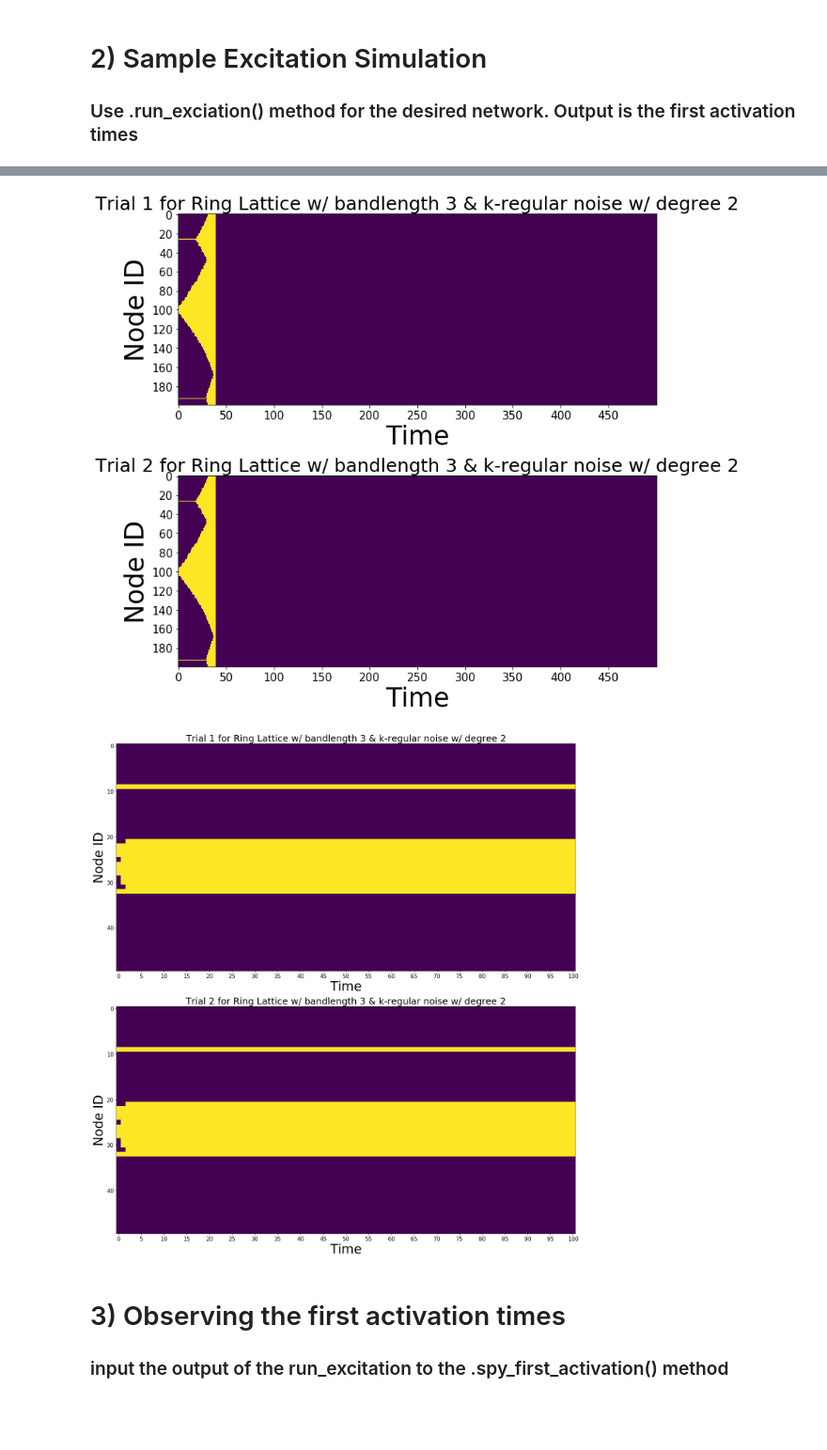
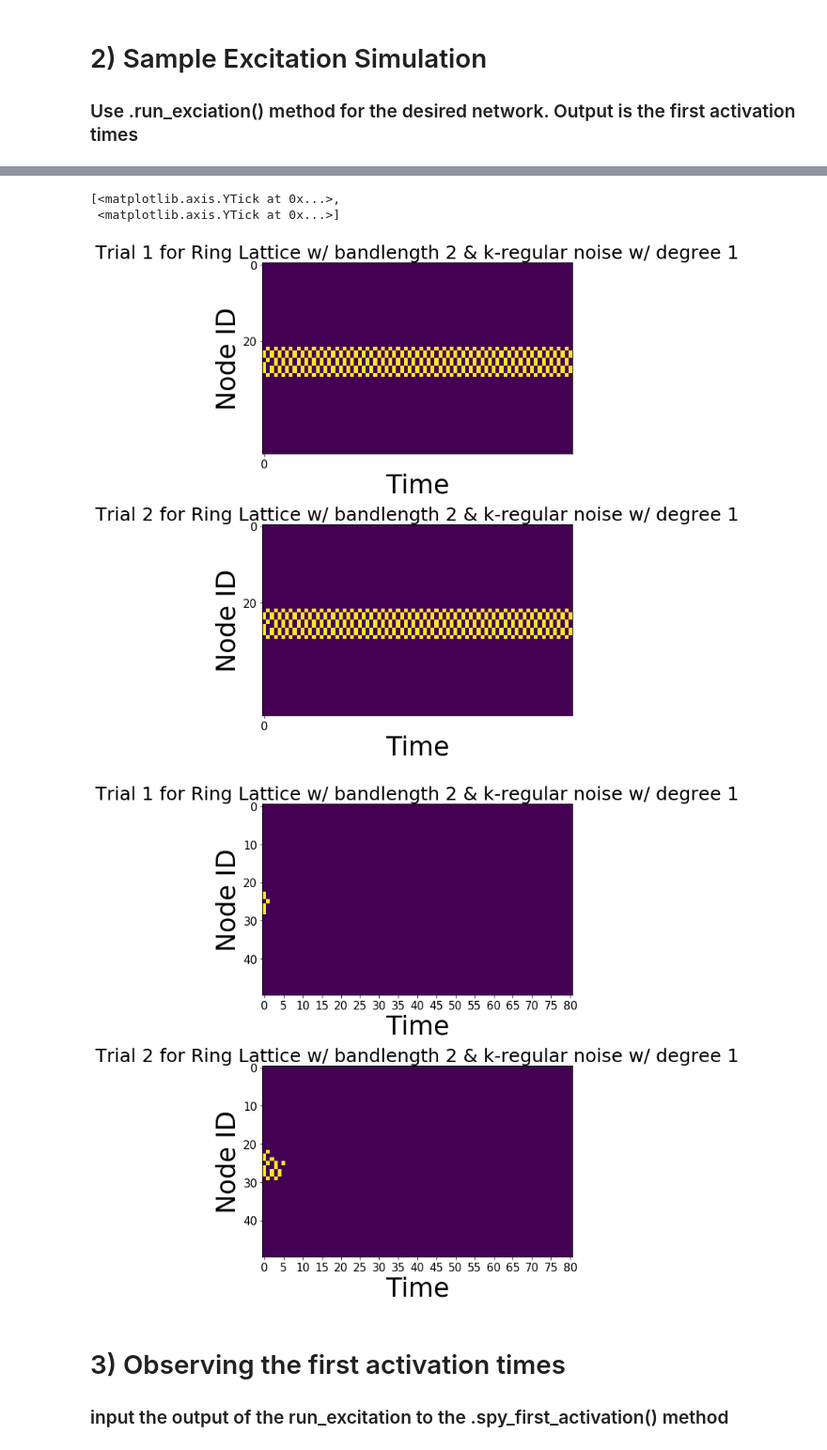
Before and after one commit to ulgenklc/Complex-Contagions, a Jupyter notebook: Excitations_python/new_model/WTM_v1.ipynb, the cells around one changed output, grey strips where cells are left out. Shown at 94% size. Cells and saved outputs as stored; diff of their text form; code cells hidden in the pictures; blank space fills up the shorter version.

```diff
--- a/Excitations_python/new_model/WTM_v1.ipynb
+++ b/Excitations_python/new_model/WTM_v1.ipynb
@@ -254,7 +255,7 @@ class geometric_network():
         all_nodes = set([k for k in range(n)])
         size_of_contagion[t] = len(excited_nodes)
 
-        while t<T and len(excited_nodes)>0 and np.any(activation_times==T):
+        while t<T and len(excited_nodes)>0:# and np.any(activation_times==T):
             x_old = x_1.toarray()[:,t]
             excited_nodes = np.nonzero(x_old)[0]
             activation_times[excited_nodes] = np.minimum(activation_times[excited_nodes],
@@ -346,9 +347,11 @@ class geometric_network():
             fat, qs = self.run_excitation(Trials, T, C, i, threshold, refractory)
             D[i], Q[i] = self.average_over_trials(fat), self.average_over_trials(qs)
 
+        D1 = euclidean_distances(D.T)
+
         if spy_distance:
             fig,ax = plt.subplots(1,1, figsize = (15*int(n/20),10*int(n/20)))
-            pos = ax.imshow(D,
+            pos = ax.imshow(D1,
                             origin = 'lower',
                             interpolation = 'nearest',
                             aspect = 'auto',
@@ -361,7 +364,8 @@ class geometric_network():
             ax.set_yticks([i*5 for i in range(int(n/5))])
 
             fig.colorbar(pos, ax = ax)
-        return(D,Q)
+
+        return(D1, Q)
 
     def compute_persistence(self, distances, spy = False):
         rips_complex = gudhi.RipsComplex(distance_matrix = distances/np.max(distances), max_edge_length = 1)
@@ -400,9 +404,9 @@ def display_comm_sizes(Q, labels):
     ax.set_ylabel('Number of Nodes', fontsize = 20)
     ax.legend(fontsize = 'x-large')
 # %%
-n = 200
-d2 = 2
-ring_latt_k_regular =  geometric_network('ring_lattice', size = n, banded = True, band_length = 3)
+n = 50
+d2 = 1
+ring_latt_k_regular =  geometric_network('ring_lattice', size = n, banded = True, band_length = 2)
 ring_latt_k_regular.add_noise_to_geometric('k_regular', d2)
 ring_latt_k_regular.display()
 #plt.savefig('/Users/bengieru/Dane/docs/source/networkx.png')
@@ -417,12 +421,12 @@ plt.spy(ring_latt_k_regular.A.todense())
 # 2) Sample Excitation Simulation
    ### Use .run_exciation() method for the desired network. Output is the first activation times
 # %%
-T = 500 # number of iterations
+T = 80 # number of iterations
 seed = int(n/2) # node that the spread starts
 C = 1000
 threshold = np.linspace(0.1,0.6,6) # resistence of the node to it's neighbors' excitation level
 Trials = 2 # number of trials
-refractory_period = False
+refractory_period = True
 # %%
 fig, ax = plt.subplots(Trials,1, figsize = (50,10))
 first_excitation_times1, contagion_size1 = ring_latt_k_regular.run_excitation(Trials,
@@ -487,20 +475,22 @@ ax[0].set_xticks([i*50 for i in range(int(T/50))])
 ax[0].set_yticks([i*20 for i in range(int(n/20))])
 ax[1].set_xticks([i*50 for i in range(int(T/50))])
 ax[1].set_yticks([i*20 for i in range(int(n/20))])
-plt.savefig('/Users/bengieru/Dane/docs/source/contagion.png')
+#plt.savefig('/Users/bengieru/Dane/docs/source/contagion.png')
 # %% [output]
+[<matplotlib.axis.YTick at 0x...>,
+ <matplotlib.axis.YTick at 0x...>]
-[figure, old version]
+[figure, new version]
 # %%
-fig,ax = plt.subplots(Trials,1, figsize = (50,20))
+fig,ax = plt.subplots(Trials,1, figsize = (50,10))
 first_excitation_times4,contagion_size4 = ring_latt_k_regular.run_excitation(Trials,
                                                                              T,
                                                                              C,
                                                                              seed,
                                                                              threshold[3],
                                                                              refractory_period,
                                                                              ax = ax)
 # %% [output]
-[figure, old version]
+[figure, new version]
 # %% [markdown]
 # 3) Observing the first activation times
 ### input the output of the run_excitation to the .spy_first_activation() method
```
Also changed, not shown: parts of 26 cells of this notebook, 15 other files.
